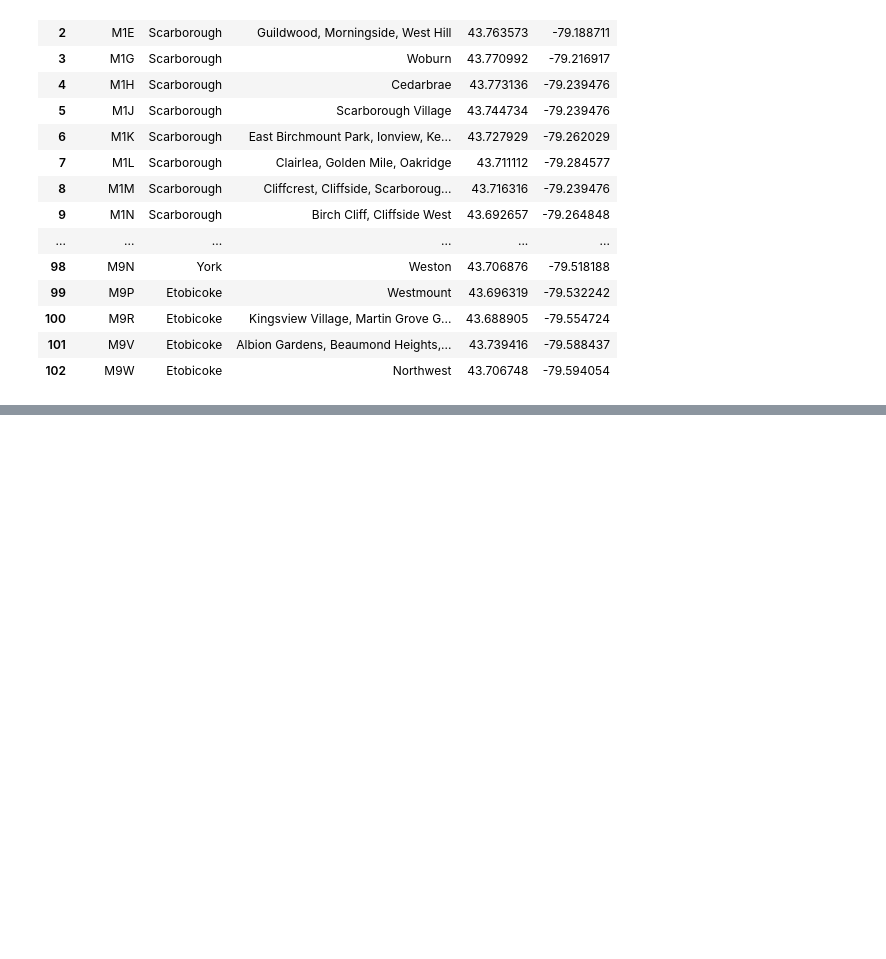
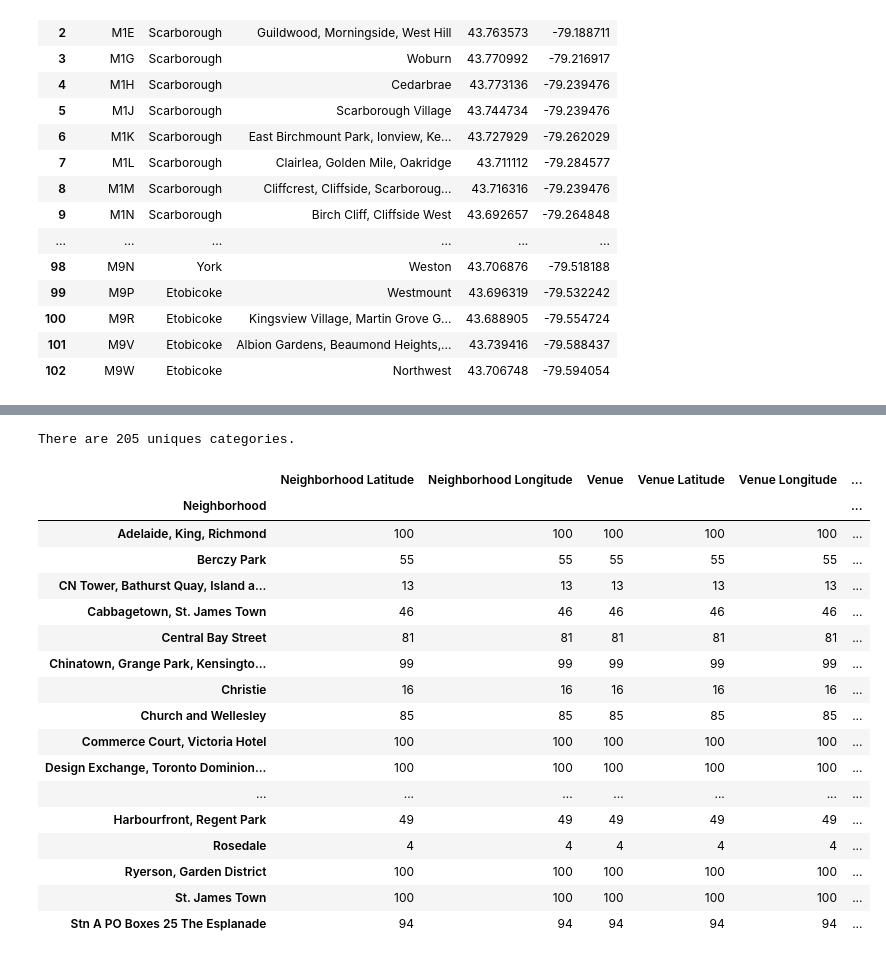
Before and after one commit to bit-kitty/Coursera-IBM-Data-Science, a Jupyter notebook: Course_9_PR-Segmenting-and-Clustering-Toronto-Neighborhoods.ipynb, the cells around one changed output, grey strips where cells are left out. Drawn from its saved outputs; the diff is of its cells as text; code cells hidden in the pictures; blank space fills up the shorter version.

```diff
--- a/Course_9_PR-Segmenting-and-Clustering-Toronto-Neighborhoods.ipynb
+++ b/Course_9_PR-Segmenting-and-Clustering-Toronto-Neighborhoods.ipynb
@@ -215,0 +356,19 @@ df_ll_append #sorted by Postcode
+# %%
+# Clean the json and structure it into a pandas dataframe.
+
+venues = results['response']['groups'][0]['items']
+
+nearby_venues = json_normalize(venues) # flatten JSON
+
+# filter columns
+filtered_columns = ['venue.name', 'venue.categories', 'venue.location.lat', 'venue.location.lng']
+nearby_venues =nearby_venues.loc[:, filtered_columns]
+
+# filter the category for each row
+nearby_venues['venue.categories'] = nearby_venues.apply(get_category_type, axis=1)
+
+# clean columns
+nearby_venues.columns = [col.split(".")[-1] for col in nearby_venues.columns]
+
+print('{} venues were returned by Foursquare.'.format(nearby_venues.shape[0]))
+nearby_venues.head(10)
@@ -215,0 +465,25 @@ df_ll_append #sorted by Postcode
+# %%
+# Check counts returned for each neighborhood.
+
+print('There are {} uniques categories.'.format(len(dtToronto_venues['Venue Category'].unique())))
+dtToronto_venues.groupby('Neighborhood').count()
+# %% [output]
+There are 205 uniques categories.
+|  | Neighborhood Latitude | Neighborhood Longitude | Venue | Venue Latitude | Venue Longitude | ... |
+| Neighborhood |  |  |  |  |  | ... |
+| Adelaide, King, Richmond | 100 | 100 | 100 | 100 | 100 | ... |
+| Berczy Park | 55 | 55 | 55 | 55 | 55 | ... |
+| CN Tower, Bathurst Quay, Island a... | 13 | 13 | 13 | 13 | 13 | ... |
+| Cabbagetown, St. James Town | 46 | 46 | 46 | 46 | 46 | ... |
+| Central Bay Street | 81 | 81 | 81 | 81 | 81 | ... |
+| Chinatown, Grange Park, Kensingto... | 99 | 99 | 99 | 99 | 99 | ... |
+| Christie | 16 | 16 | 16 | 16 | 16 | ... |
+| Church and Wellesley | 85 | 85 | 85 | 85 | 85 | ... |
+| Commerce Court, Victoria Hotel | 100 | 100 | 100 | 100 | 100 | ... |
+| Design Exchange, Toronto Dominion... | 100 | 100 | 100 | 100 | 100 | ... |
+| ... | ... | ... | ... | ... | ... | ... |
+| Harbourfront, Regent Park | 49 | 49 | 49 | 49 | 49 | ... |
+| Rosedale | 4 | 4 | 4 | 4 | 4 | ... |
+| Ryerson, Garden District | 100 | 100 | 100 | 100 | 100 | ... |
+| St. James Town | 100 | 100 | 100 | 100 | 100 | ... |
+| Stn A PO Boxes 25 The Esplanade | 94 | 94 | 94 | 94 | 94 | ... |
```
Also changed, not shown: parts of 45 cells of this notebook.
